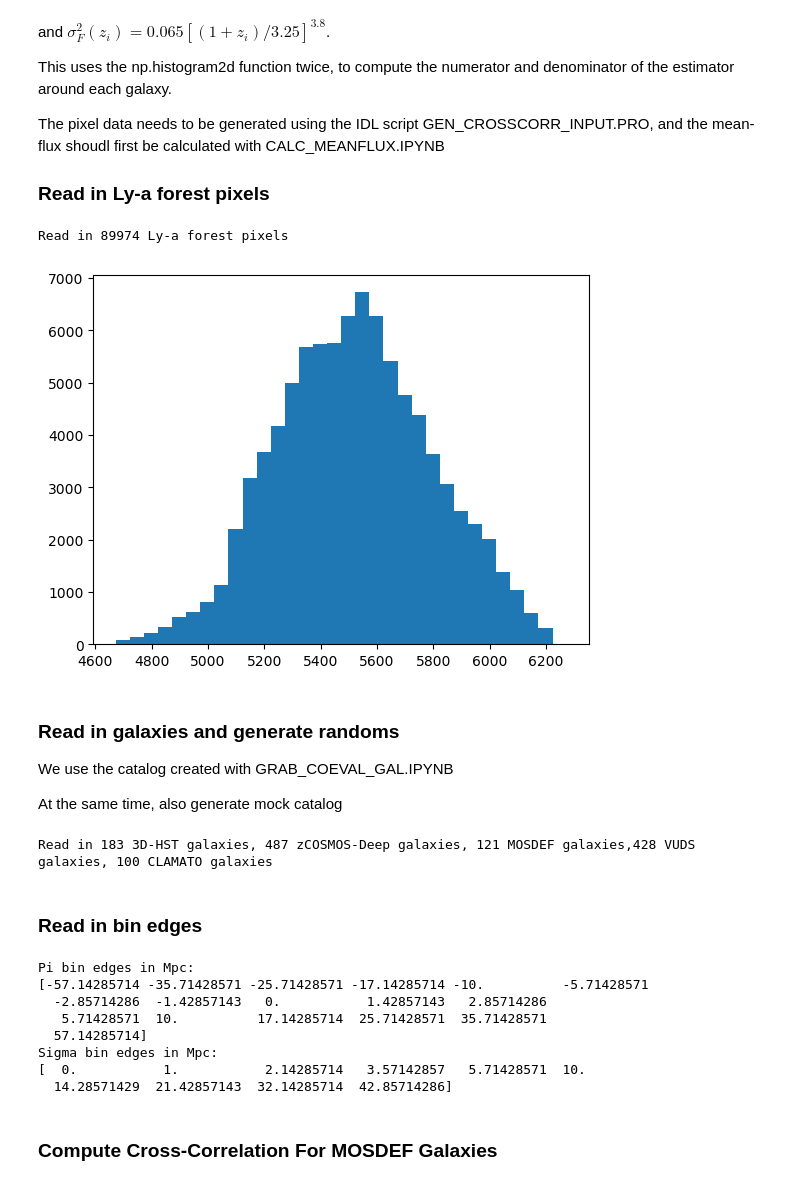
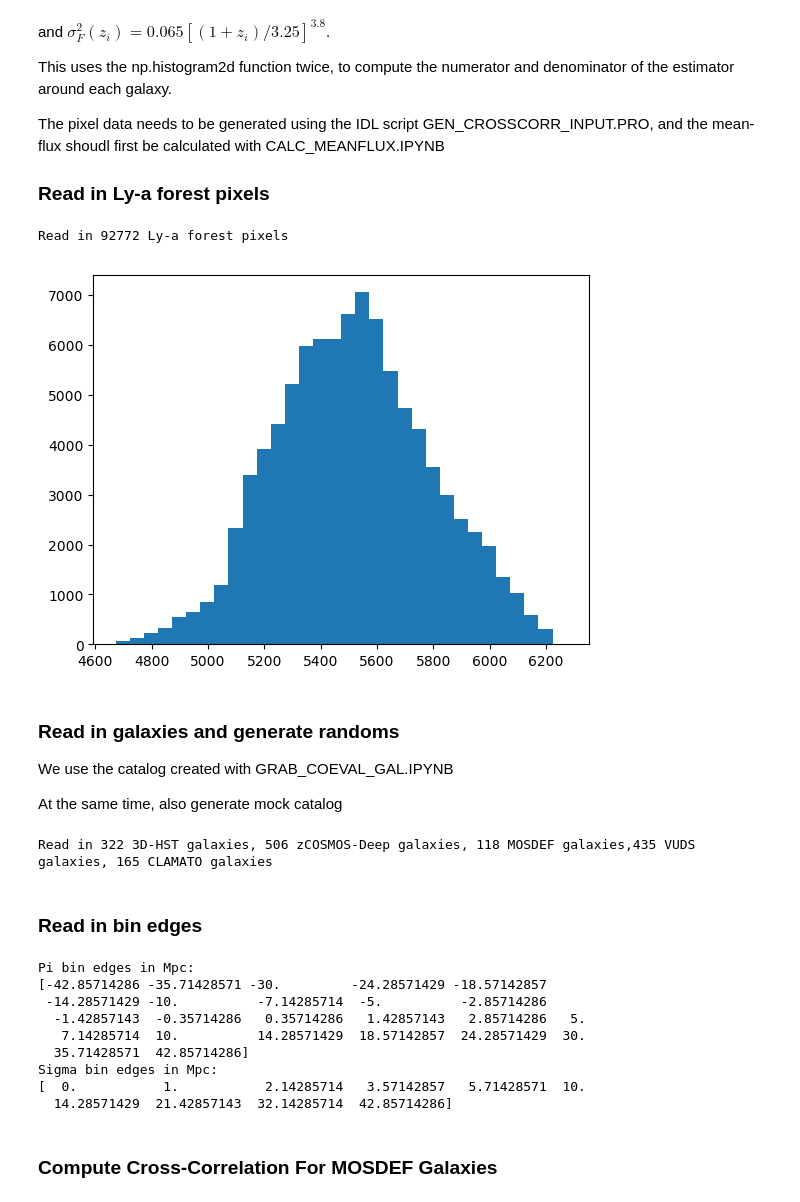
Before and after one commit to kheegan/crosscorr2017, a Jupyter notebook: crosscorr_cl2017.ipynb, the cells around one changed output. Saved outputs shown, nothing was run; the diff lists cells and outputs as text; code cells hidden in the pictures.

```diff
--- a/crosscorr_cl2017.ipynb
+++ b/crosscorr_cl2017.ipynb
@@ -40,44 +40,44 @@ from astropy.io import fits
 from astropy.io import ascii
 from astropy.table import Table
 from astropy import units as u
 from astropy.coordinates import SkyCoord
 
 def taueff_evo(z):
     return 0.001845 * (1.+z)**3.924
 
 # Define cosmology
 cosmo = FlatLambdaCDM(H0=70, Om0=0.31)
 
-lyapix = xcorr.lyapix("pixel_radecz.bin",cosmo=cosmo)
+lyapix = xcorr.lyapix("pixel_radecz_cl2017_v3.bin",cosmo=cosmo)
 
 print("Read in %i Ly-a forest pixels" % lyapix.npix)
 npix = lyapix.npix
 
 fig, ax = plt.subplots()
 binwidth = 50
 histdata = lyapix.coord.distance.value
 
 ax.hist(histdata,bins=np.arange(min(histdata),max(histdata) + binwidth, binwidth))
 plt.show()
 
 # Carry out mean-flux correction
 fmean_str = ascii.read('fmean_measured.dat')
 zmid = fmean_str['zmid']
 F_mean = fmean_str['F_mean']
 
 Fcorr = np.interp(lyapix.z, zmid, F_mean) / np.exp(-taueff_evo(lyapix.z))
 lyapix.delta = ((1.+lyapix.delta)/Fcorr)-1.
 # %% [output]
-Read in 89974 Ly-a forest pixels
+Read in 92772 Ly-a forest pixels
-[figure, old version]
+[figure, new version]
 # %% [markdown]
 ### Read in galaxies and generate randoms
 We use the catalog created with GRAB_COEVAL_GAL.IPYNB
 
 At the same time, also generate mock catalog
 # %%
-galfil = '/Users/kheegan/lya/3d_recon/map2017/crosscorr/cat_galxcorr_cl2017.dat'
-gal = ascii.read(galfil)
+galfil = '/Users/kheegan/lya/3d_recon/map2017/crosscorr/cat_galxcorr_cl2017_nonuniq_v2.dat'
+gal = ascii.read(galfil, format='ipac')
 #print(gal.columns)
 
 gal_3d = gal[gal['source'] == '3DHST']
@@ -91,17 +91,17 @@ print('Read in %i 3D-HST galaxies, %i zCOSMOS-Deep galaxies, %i MOSDEF galaxies,
       (len(gal_3d), len(gal_zD), len(gal_mosdef), len(gal_vuds),len(gal_clamato)) )
 
 # Convert to 3D Sky positions
-Coord_3d     = SkyCoord(ra=gal_3d['ra'] * u.degree, dec=gal_3d['dec'] * u.degree,
+Coord_3d     = SkyCoord(ra=gal_3d['ra']  , dec=gal_3d['dec']  ,
                   distance=cosmo.comoving_distance(gal_3d['zspec']))
-Coord_zD     = SkyCoord(ra=gal_zD['ra'] * u.degree, dec=gal_zD['dec'] * u.degree,
+Coord_zD     = SkyCoord(ra=gal_zD['ra']  , dec=gal_zD['dec']  ,
                    distance=cosmo.comoving_distance(gal_zD['zspec']))
-Coord_mosdef = SkyCoord(ra=gal_mosdef['ra'] * u.degree, dec=gal_mosdef['dec'] * u.degree,
+Coord_mosdef = SkyCoord(ra=gal_mosdef['ra']  , dec=gal_mosdef['dec']  ,
                    distance=cosmo.comoving_distance(gal_mosdef['zspec']))
-Coord_vuds   = SkyCoord(ra=gal_vuds['ra'] * u.degree, dec=gal_vuds['dec'] * u.degree,
+Coord_vuds   = SkyCoord(ra=gal_vuds['ra']  , dec=gal_vuds['dec']  ,
                        distance=cosmo.comoving_distance(gal_vuds['zspec']))
-Coord_clamato=SkyCoord(ra=gal_clamato['ra']*u.degree, dec=gal_clamato['dec'] * u.degree,
+Coord_clamato=SkyCoord(ra=gal_clamato['ra'], dec=gal_clamato['dec']  ,
                       distance=cosmo.comoving_distance(gal_clamato['zspec']))
-Coord_all = SkyCoord(ra=gal['ra']*u.degree, dec=gal['dec'] * u.degree,
+Coord_all = SkyCoord(ra=gal['ra'], dec=gal['dec']  ,
                       distance=cosmo.comoving_distance(gal['zspec']))
 
 
@@ -216,12 +216,12 @@ dist_rand_tmp = np.random.random_sample(len(gal_tmp)*nrand)*distran_tmp + dist0_
 Rand_all = SkyCoord(ra=ra_rand_tmp*u.degree, dec=dec_rand_tmp*u.degree,
                    distance=dist_rand_tmp)
 # %% [output]
-Read in 183 3D-HST galaxies, 487 zCOSMOS-Deep galaxies, 121 MOSDEF galaxies,428 VUDS galaxies, 100 CLAMATO galaxies
+Read in 322 3D-HST galaxies, 506 zCOSMOS-Deep galaxies, 118 MOSDEF galaxies,435 VUDS galaxies, 165 CLAMATO galaxies
 # %% [markdown]
 ### Read in bin edges
 # %%
-PiBin_fil = 'bins16_pi_0-40hMpc.txt'
-SigBin_fil = 'bins9_sigma_0-30hMpc.txt'
+PiBin_fil = 'bins23_pi_0-30hMpc.txt'
+SigBin_fil = 'bins10_sigma_0-30hMpc.txt'
 
 PiBins0 = ascii.read(PiBin_fil)
 SigBins0 = ascii.read(SigBin_fil)
@@ -242,10 +242,11 @@ print(SigEdges)
 PiBound = (min(PiEdges), max(PiEdges) )
 # %% [output]
 Pi bin edges in Mpc:
-[-57.14285714 -35.71428571 -25.71428571 -17.14285714 -10.          -5.71428571
-  -2.85714286  -1.42857143   0.           1.42857143   2.85714286
-   5.71428571  10.          17.14285714  25.71428571  35.71428571
-  57.14285714]
+[-42.85714286 -35.71428571 -30.         -24.28571429 -18.57142857
+ -14.28571429 -10.          -7.14285714  -5.          -2.85714286
+  -1.42857143  -0.35714286   0.35714286   1.42857143   2.85714286   5.
+   7.14285714  10.          14.28571429  18.57142857  24.28571429  30.
+  35.71428571  42.85714286]
 Sigma bin edges in Mpc:
 [  0.           1.           2.14285714   3.57142857   5.71428571  10.
   14.28571429  21.42857143  32.14285714  42.85714286]
```
Also changed, not shown: parts of 11 cells of this notebook, 3 other files.
